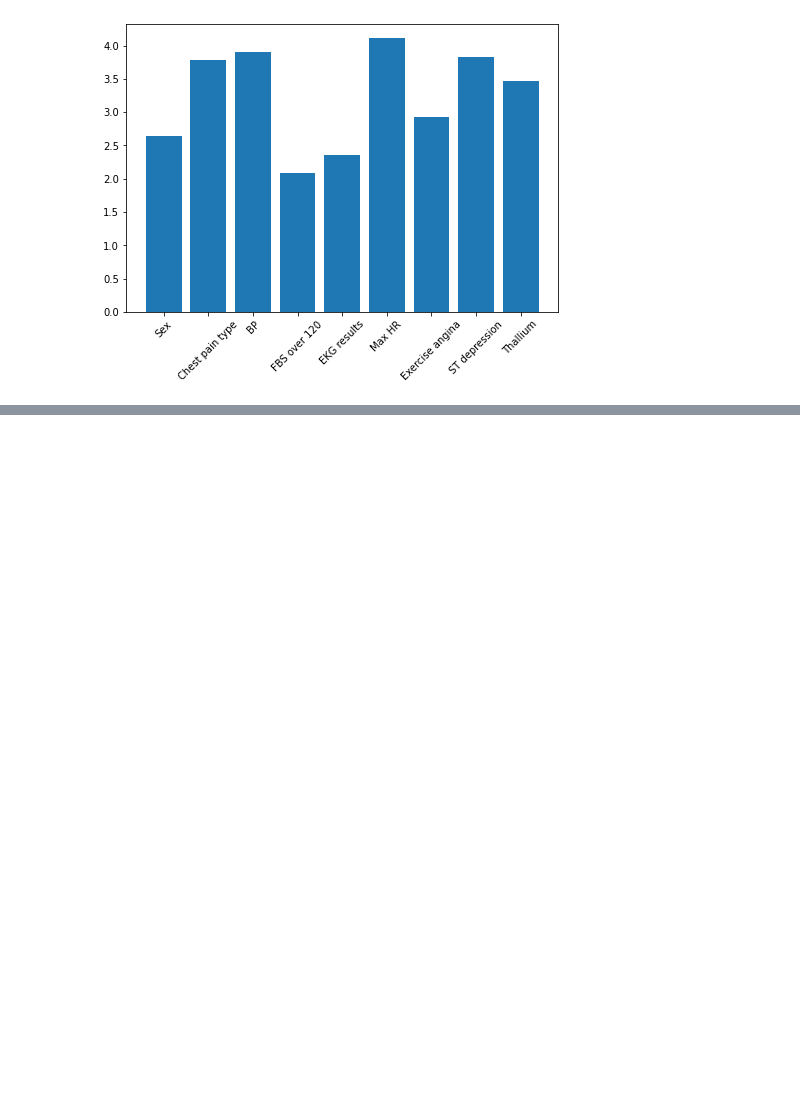
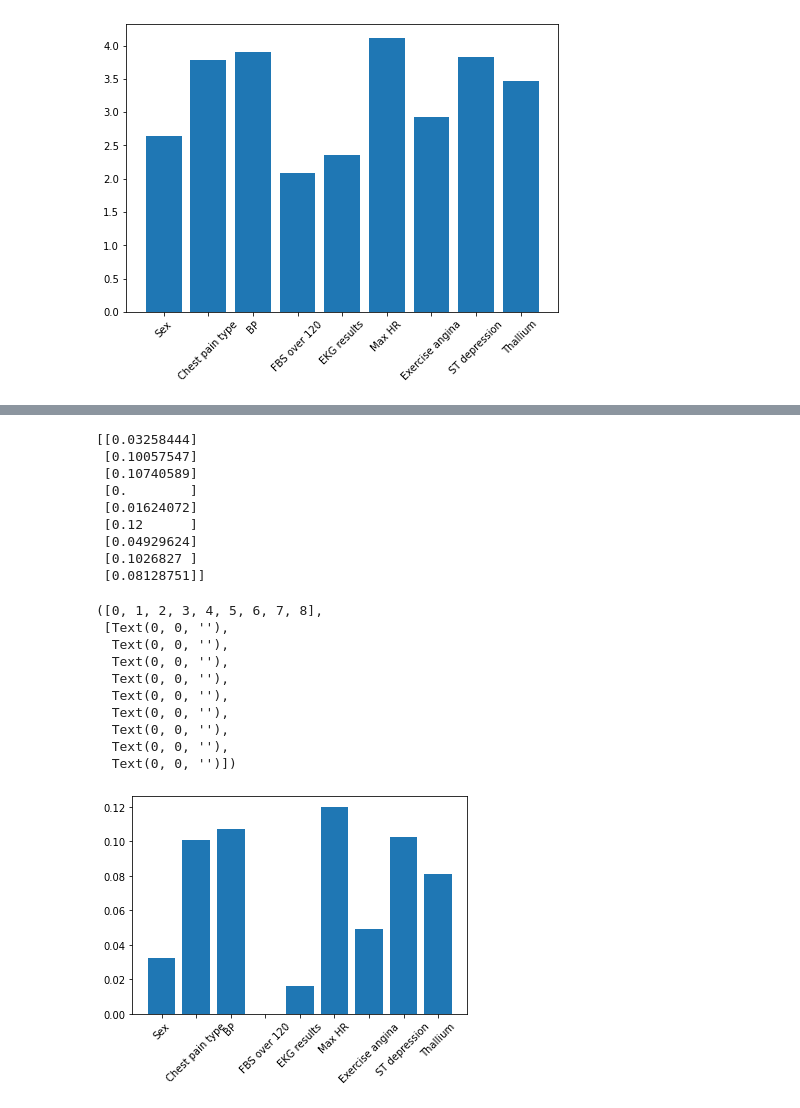
Before and after one commit to BSSB33/DSC-Lab, a Jupyter notebook: oversampling/heart_disease_prediction.ipynb, the cells around one changed output, grey strips where cells are left out. Saved outputs shown, nothing was run; the diff lists cells and outputs as text; code cells hidden in the pictures; blank space fills up the shorter version.

```diff
--- a/oversampling/heart_disease_prediction.ipynb
+++ b/oversampling/heart_disease_prediction.ipynb
@@ -466,0 +456,29 @@ plt.show()
+# %%
+min_max_scaler = MinMaxScaler(feature_range=(0, 0.12))
+final_scores = pd.DataFrame(final_scores).values.reshape(-1, 1)
+final_scores = min_max_scaler.fit_transform(final_scores)
+print(final_scores)
+final_scores = np.concatenate( final_scores, axis=0 )
+plt.bar(final_labels, final_scores)
+plt.xticks(rotation=45)
+# %% [output]
+[[0.03258444]
+ [0.10057547]
+ [0.10740589]
+ [0.        ]
+ [0.01624072]
+ [0.12      ]
+ [0.04929624]
+ [0.1026827 ]
+ [0.08128751]]
+([0, 1, 2, 3, 4, 5, 6, 7, 8],
+ [Text(0, 0, ''),
+  Text(0, 0, ''),
+  Text(0, 0, ''),
+  Text(0, 0, ''),
+  Text(0, 0, ''),
+  Text(0, 0, ''),
+  Text(0, 0, ''),
+  Text(0, 0, ''),
+  Text(0, 0, '')])
+[figure, added]
```
Also changed, not shown: parts of 15 cells of this notebook, 1 other file.
